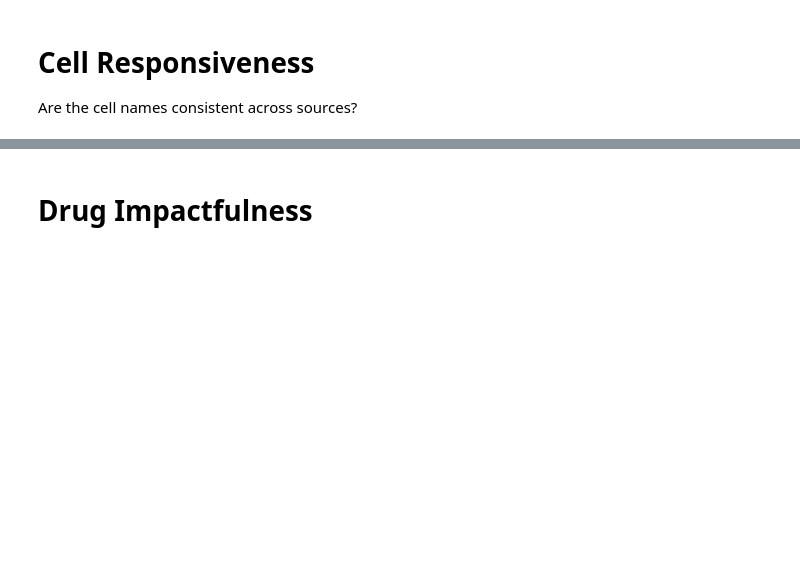
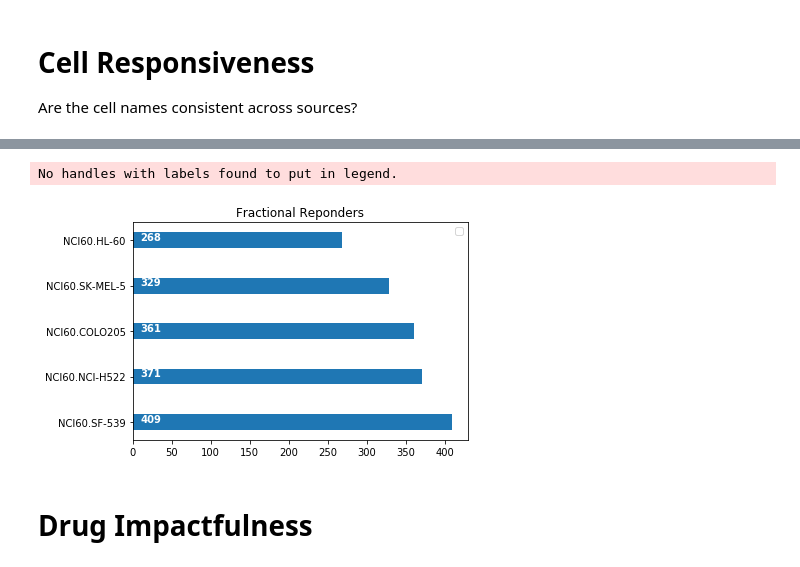
Before and after one commit to adpartin/DrugResponseViz, a Jupyter notebook: notebooks/post_processing_cls.ipynb, the cells around one changed output, grey strips where cells are left out. Saved outputs shown, nothing was run; the diff lists cells and outputs as text; code cells hidden in the pictures; blank space fills up the shorter version.

```diff
--- a/notebooks/post_processing_cls.ipynb
+++ b/notebooks/post_processing_cls.ipynb
@@ -283,0 +257,4 @@ plt.savefig(out_figs/f'cell_response_{hue_name.lower()}.png', dpi=100)
+# %%
+# rsp_by_frc = tt.sort_values('frc_rsp', ascending=False)
+rsp_by_cnt = tt.sort_values('rsp_cnt', ascending=False).reset_index()
+rsp_by_cnt[:4]
@@ -284,3 +267,57 @@ plt.savefig(out_figs/f'cell_response_{hue_name.lower()}.png', dpi=100)
+# %%
+"""
+https://matplotlib.org/gallery/statistics/barchart_demo.html#sphx-glr-gallery-statistics-barchart-demo-py
+https://problemsolvingwithpython.com/06-Plotting-with-Matplotlib/06.11-Plot-Annotations/
+https://www.python-course.eu/matplotlib_legends_and_annotations.php
+
+"""
+n_show = 5
+labels = rsp_by_cnt['CELL'][:n_show] # ['G1', 'G2', 'G3', 'G4', 'G5']
+rsp_cnt = rsp_by_cnt['rsp_cnt'][:n_show] # [20, 34, 30, 35, 27]
+no_rsp_cnt = rsp_by_cnt['no_rsp_cnt'][:n_show] # [25, 32, 34, 20, 25]
+
+y = np.arange(len(labels))  # the label locations
+width = 0.35  # the width of the bars
+
+fig, ax = plt.subplots()
+# rects = ax.barh(y, rsp_by_cnt.frc_rsp[:n_show], width, align='center')
+rects = ax.barh(y, rsp_by_cnt.rsp_cnt[:n_show], width, align='center')
+
+# Add some text for labels, title and custom x-axis tick labels, etc.
+# ax.set_ylabel('Scores')
+ax.set_title('Fractional Reponders')
+ax.set_yticks(y)
+ax.set_yticklabels(labels)
+ax.legend()
+
+def autolabel(rects, dtype='f'):
+    """Attach a text label above each bar in *rects*, displaying its height."""
+    for rect in rects:
+        # height = rect.get_height()
+        width = rect.get_width()
+#         print(rect.get_x())       # x start of the bar
+#         print(rect.get_width())   # width of the bar
+#         print(rect.get_y())       # y start of the bar
+#         print(rect.get_height())  # height of the bar
+#         print('\n')
+        yloc = rect.get_y() + rect.get_height() / 2
+        if dtype=='f':
+            txt = '{:.4f}'.format(width)
+        else:
+            txt = '{:d}'.format(int(width))
+        ax.annotate(txt,
+                    # xy=(rect.get_x() + 0.1, rect.get_y()),
+                    xy=(width, yloc),
+                    xycoords='data',
+#                     xytext=(-50, 0), textcoords='offset points',  # Offset (in points) from the xy value
+                    xytext=(10, yloc), textcoords='data',  # Offset (in points) from the xy value
+                    # ha=align,
+                    # va='bottom',
+                    weight='bold', color='white')
+autolabel(rects, dtype='d')
+# %% [output]
+No handles with labels found to put in legend.
+[figure, added]
 # %% [markdown]
 # Drug Impactfulness
 # %%
```
Also changed, not shown: parts of 25 cells of this notebook, 1 other file.
